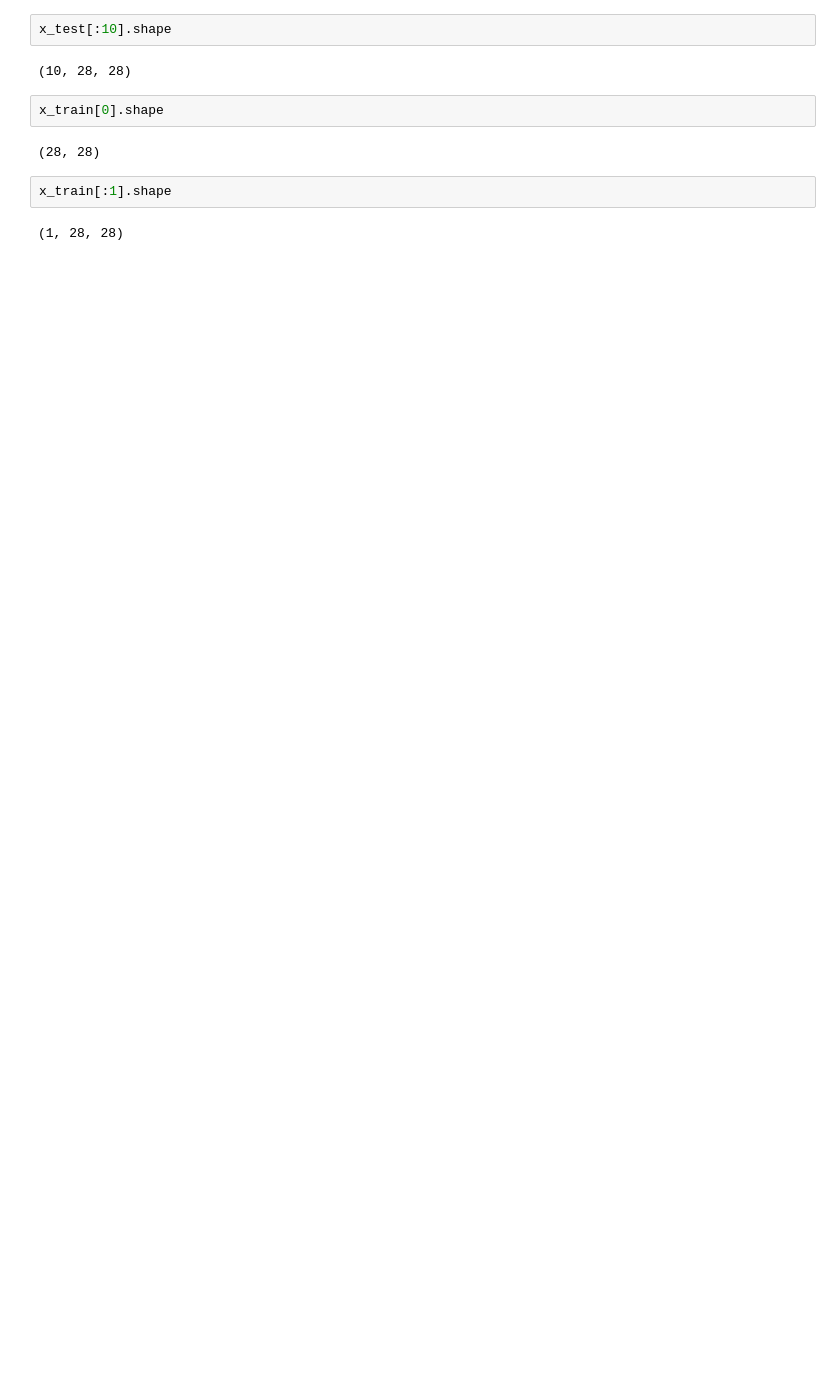
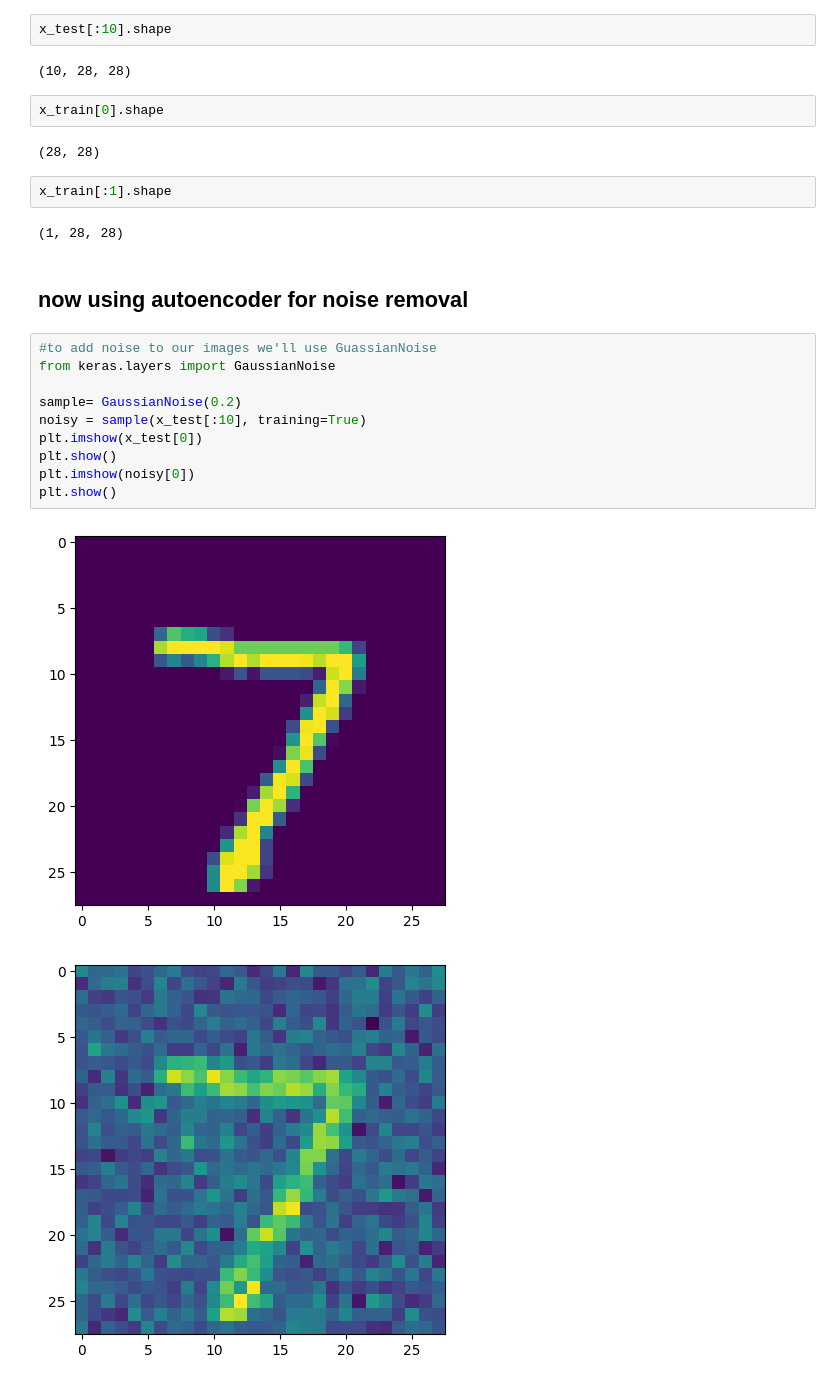
Before and after one commit to musakazim-1397/autoencoder-on-images, a Jupyter notebook: autoencoder_for_images.ipynb, the cells around one changed output. Drawn from its saved outputs; the diff is of its cells as text; blank space fills up the shorter version.

Commit message:
noise removal using autoenocoders

```diff
--- a/autoencoder_for_images.ipynb
+++ b/autoencoder_for_images.ipynb
@@ -92,3 +92,18 @@ x_train[0].shape
 x_train[:1].shape
 # %% [output]
 (1, 28, 28)
+# %% [markdown]
+## now using autoencoder for noise removal
+# %%
+#to add noise to our images we'll use GuassianNoise
+from keras.layers import GaussianNoise
+
+sample= GaussianNoise(0.2)
+noisy = sample(x_test[:10], training=True)
+plt.imshow(x_test[0])
+plt.show()
+plt.imshow(noisy[0])
+plt.show()
+# %% [output]
+[figure, added]
+[figure, added]
```
Also changed, not shown: parts of 3 cells of this notebook.
